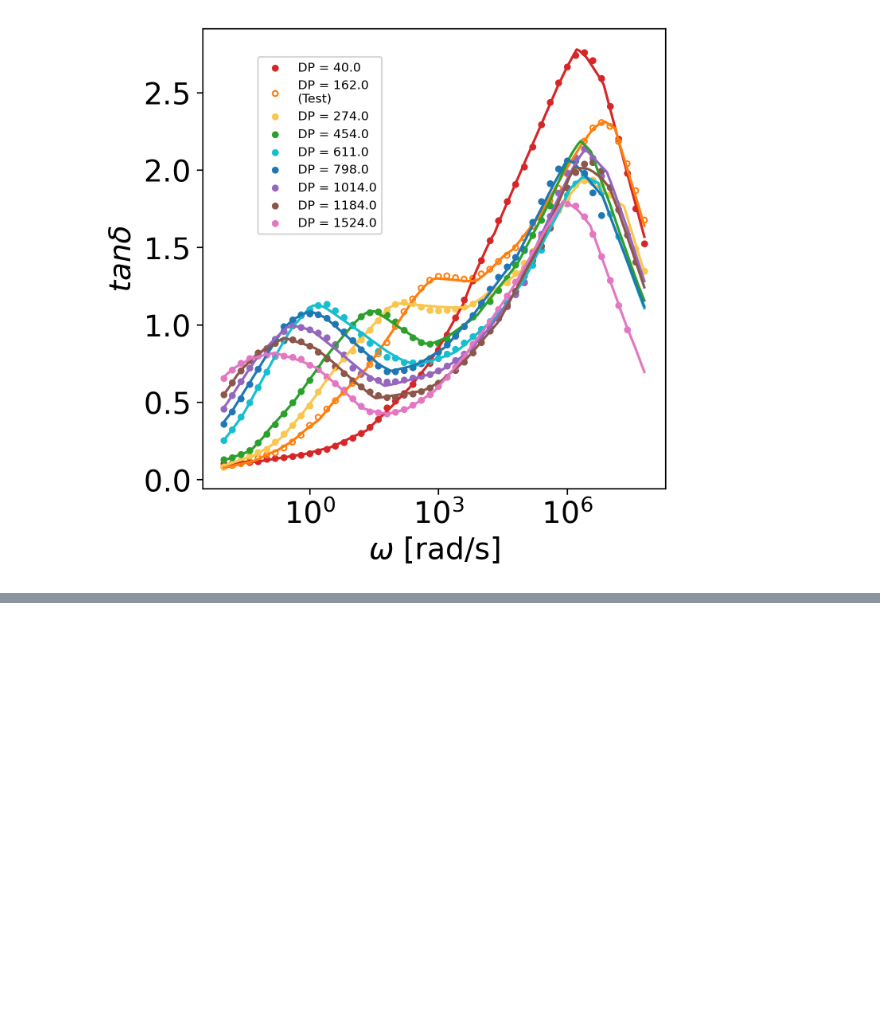
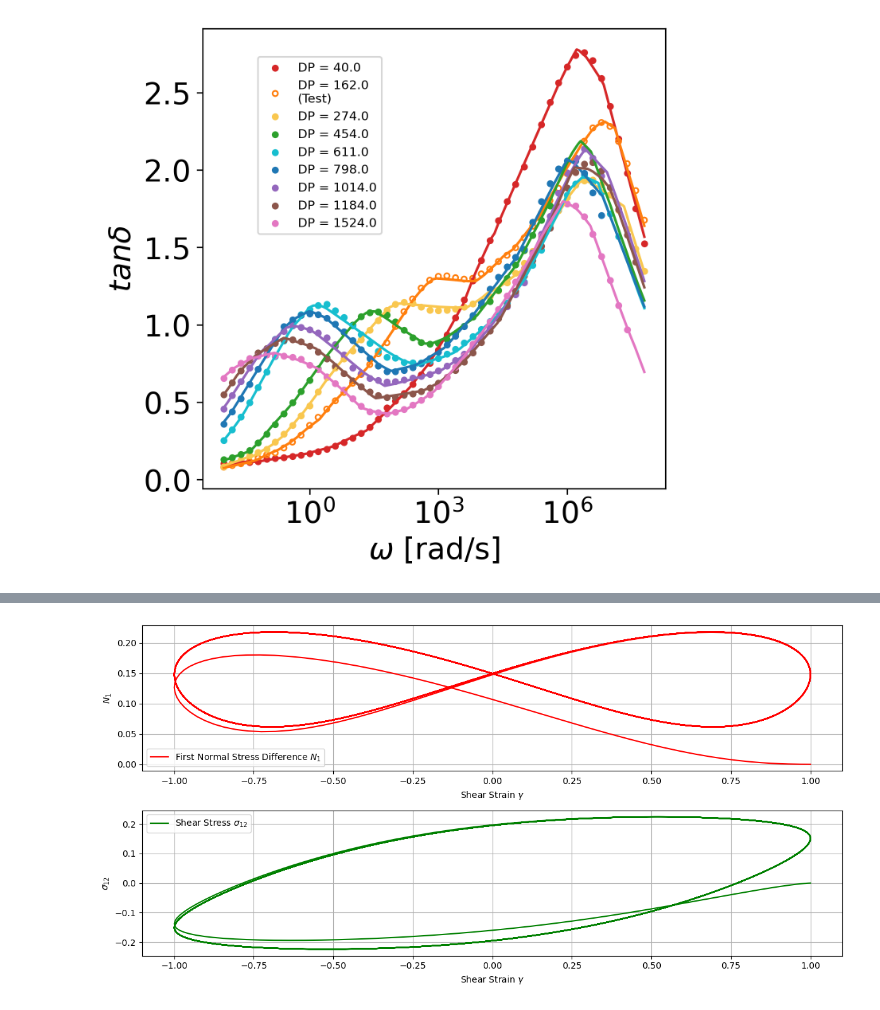
Before and after one commit to xiaolihuamao/Constitutive_Equation, a Jupyter notebook: MFNN/singlefluid/MFNN_single_PBFs.ipynb, the cells around one changed output, grey strips where cells are left out. Drawn from its saved outputs; the diff is of its cells as text; code cells hidden in the pictures; blank space fills up the shorter version.

```diff
--- a/MFNN/singlefluid/MFNN_single_PBFs.ipynb
+++ b/MFNN/singlefluid/MFNN_single_PBFs.ipynb
@@ -441,0 +519,22 @@ torch.save(model_HF_l.state_dict(), 'model/model_l_pinn_pbfs_lossf.pth')
+# %%
+# 绘制 N1 和 σ12 随剪切应变 γ 的变化
+plt.figure(figsize=(12, 6))
+
+plt.subplot(2, 1, 1)
+plt.plot(gamma, N1, label='First Normal Stress Difference $N_1$', color='r')
+plt.xlabel('Shear Strain $\gamma$')
+plt.ylabel('$N_1$')
+plt.legend()
+plt.grid()
+
+plt.subplot(2, 1, 2)
+plt.plot(gamma, sigma12, label='Shear Stress $\sigma_{12}$', color='g')
+plt.xlabel('Shear Strain $\gamma$')
+plt.ylabel('$\sigma_{12}$')
+plt.legend()
+plt.grid()
+
+plt.tight_layout()
+plt.show()
+# %% [output]
+[figure, added]
```
Also changed, not shown: parts of 2 cells of this notebook, 6 other files.
